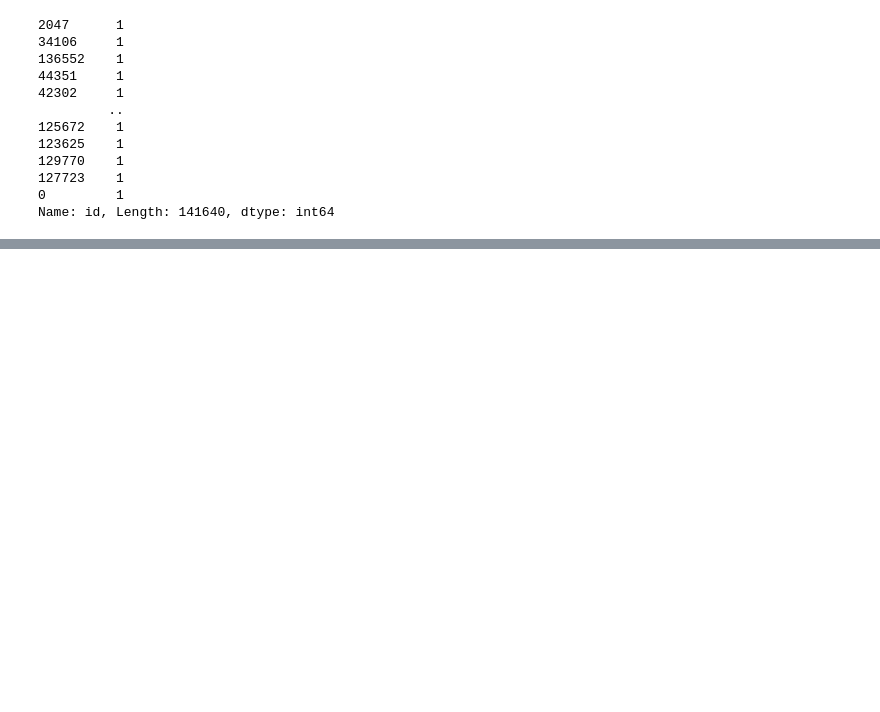
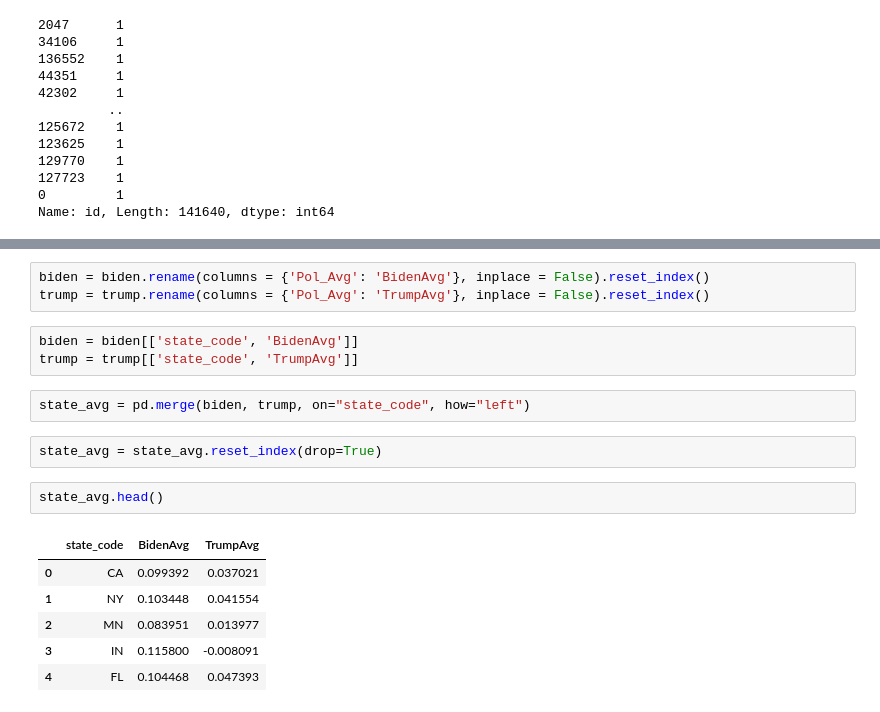
Before and after one commit to olivedisaster/Project-2, a Jupyter notebook: write_data.ipynb, the cells around one changed output, grey strips where cells are left out. Saved outputs shown, nothing was run; the diff lists cells and outputs as text; blank space fills up the shorter version.

```diff
--- a/write_data.ipynb
+++ b/write_data.ipynb
@@ -146,0 +332,19 @@ Name: id, Length: 141640, dtype: int64
+# %%
+biden = biden.rename(columns = {'Pol_Avg': 'BidenAvg'}, inplace = False).reset_index()
+trump = trump.rename(columns = {'Pol_Avg': 'TrumpAvg'}, inplace = False).reset_index()
+# %%
+biden = biden[['state_code', 'BidenAvg']]
+trump = trump[['state_code', 'TrumpAvg']]
+# %%
+state_avg = pd.merge(biden, trump, on="state_code", how="left")
+# %%
+state_avg = state_avg.reset_index(drop=True)
+# %%
+state_avg.head()
+# %% [output]
+|  | state_code | BidenAvg | TrumpAvg |
+| 0 | CA | 0.099392 | 0.037021 |
+| 1 | NY | 0.103448 | 0.041554 |
+| 2 | MN | 0.083951 | 0.013977 |
+| 3 | IN | 0.115800 | -0.008091 |
+| 4 | FL | 0.104468 | 0.047393 |
```
Also changed, not shown: parts of 55 cells of this notebook, 2 other files.
